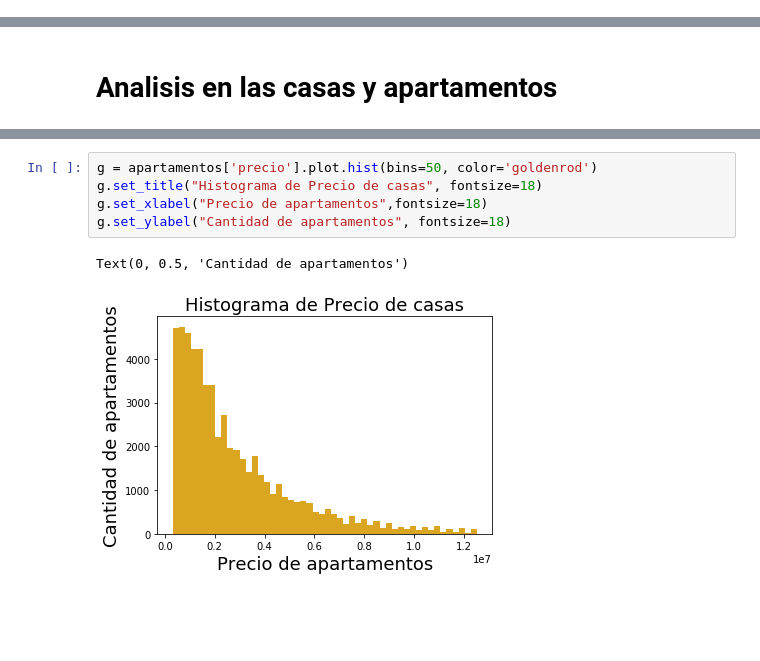
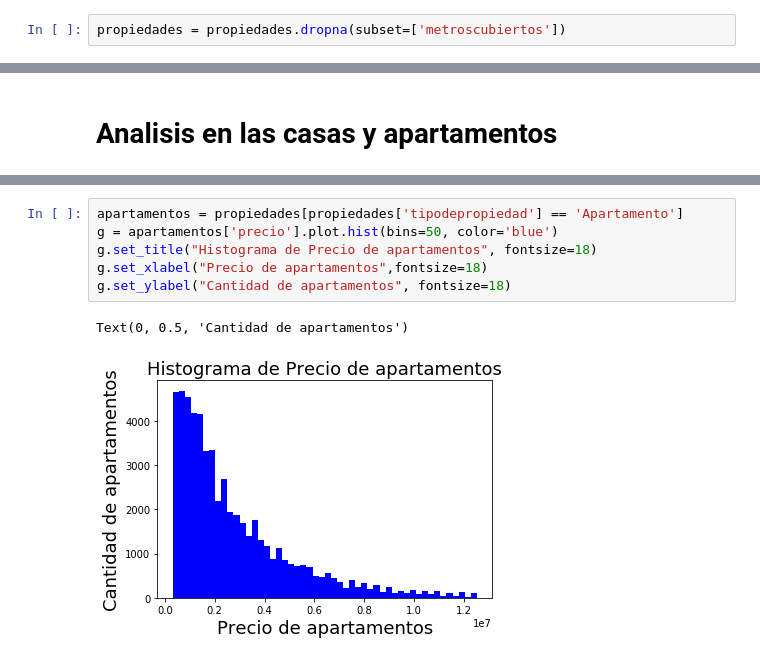
Before and after one commit to petermacgaul/orgaDatos-1, a Jupyter notebook: TP1/TP1.ipynb, the cells around one changed output, grey strips where cells are left out. Saved outputs shown, nothing was run; the diff lists cells and outputs as text; blank space fills up the shorter version.

```diff
--- a/TP1/TP1.ipynb
+++ b/TP1/TP1.ipynb
@@ -66,3 +60,5 @@ propiedades_counts = propiedades['tipodepropiedad'].value_counts()
+# %%
+propiedades = propiedades.dropna(subset=['metroscubiertos'])
 # %%
 g = sns.barplot(x=propiedades_counts.values, y=propiedades_counts.index, orient='h')
 g.set_title("Cantidad de propiedades por tipo", fontsize=15)
@@ -87,8 +89,9 @@ Text(0, 0.5, 'Cantidad de casas')
 # %%
-g = apartamentos['precio'].plot.hist(bins=50, color='goldenrod')
-g.set_title("Histograma de Precio de casas", fontsize=18)
+apartamentos = propiedades[propiedades['tipodepropiedad'] == 'Apartamento']
+g = apartamentos['precio'].plot.hist(bins=50, color='blue')
+g.set_title("Histograma de Precio de apartamentos", fontsize=18)
 g.set_xlabel("Precio de apartamentos",fontsize=18)
 g.set_ylabel("Cantidad de apartamentos", fontsize=18)
 # %% [output]
 Text(0, 0.5, 'Cantidad de apartamentos')
-[figure, old version]
+[figure, new version]
```
Also changed, not shown: parts of 10 cells of this notebook.
